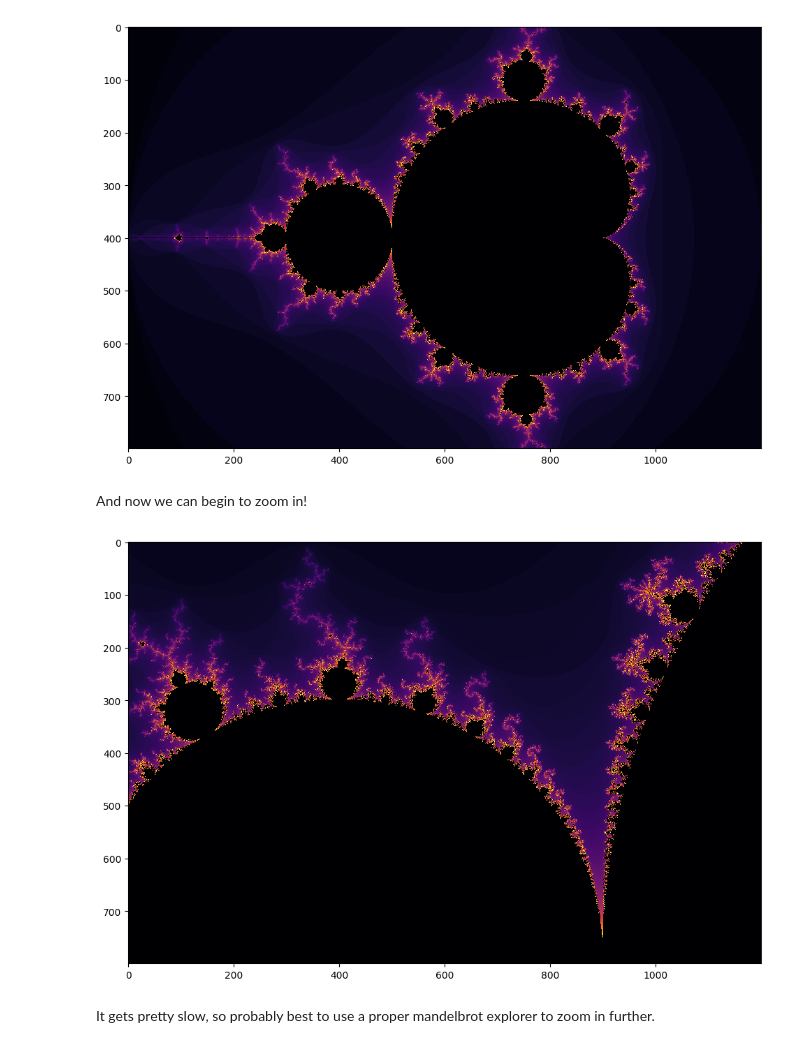
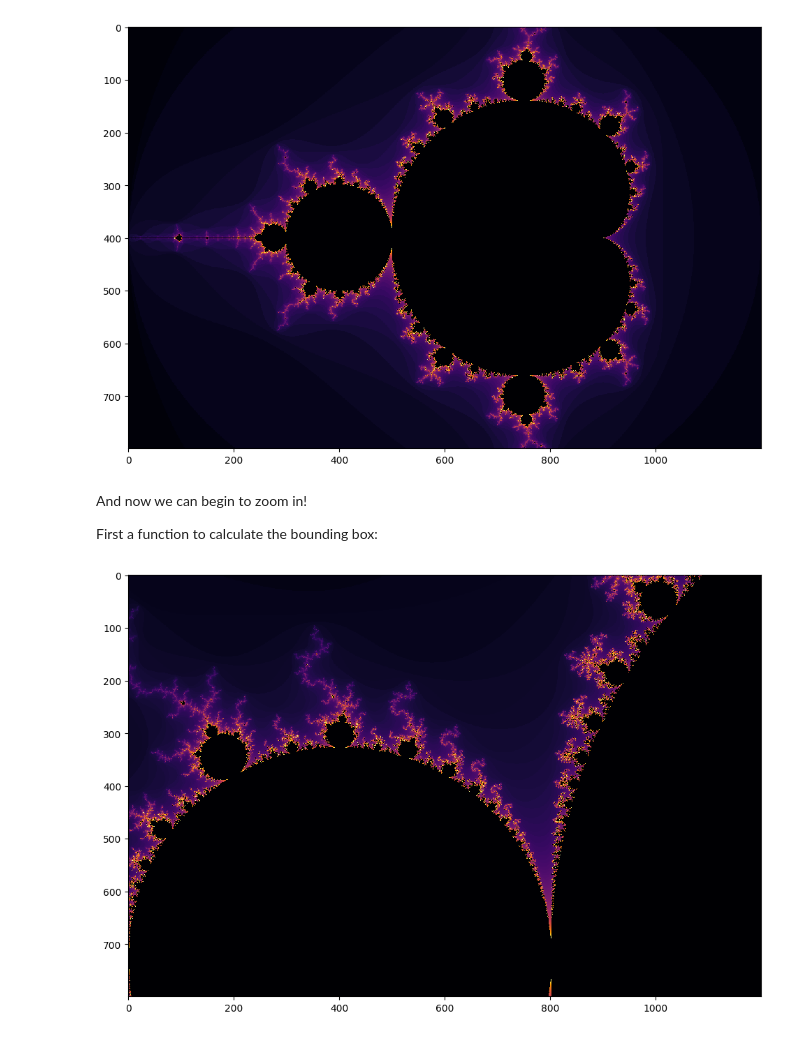
Before and after one commit to georgek/notebooks, a Jupyter notebook: mandelbrot.ipynb, the cells around one changed output. Saved outputs shown, nothing was run; the diff lists cells and outputs as text; code cells hidden in the pictures.

Commit message:
Improve Mandelbrot zooming

```diff
--- a/mandelbrot.ipynb
+++ b/mandelbrot.ipynb
@@ -276,9 +276,19 @@ plot_mandelbrot(64, is_diverging_n)
 [figure]
 # %% [markdown]
 And now we can begin to zoom in!
+
+First a function to calculate the bounding box:
+# %%
+def bounding_box(centre=(-0.5 + 0j), zoom=1):
+    real_length = 1.5*(1/zoom)
+    imag_length = 1*(1/zoom)
+    return {
+        "real_min": centre.real - real_length,
+        "real_max": centre.real + real_length,
+        "imag_min": centre.imag - imag_length,
+        "imag_max": centre.imag + imag_length,
+    }
 # %%
-plot_mandelbrot(128, is_diverging_n, real_min=-1.2, real_max=-0.6, imag_min=0.0, imag_max=0.4)
+plot_mandelbrot(128, is_diverging_n, **bounding_box(centre=(-0.876+0.205j), zoom=4))
 # %% [output]
-[figure, old version]
+[figure, new version]
-# %% [markdown]
-It gets pretty slow, so probably best to use a proper mandelbrot explorer to zoom in further.
```
Also changed, not shown: parts of 1 cell of this notebook.
